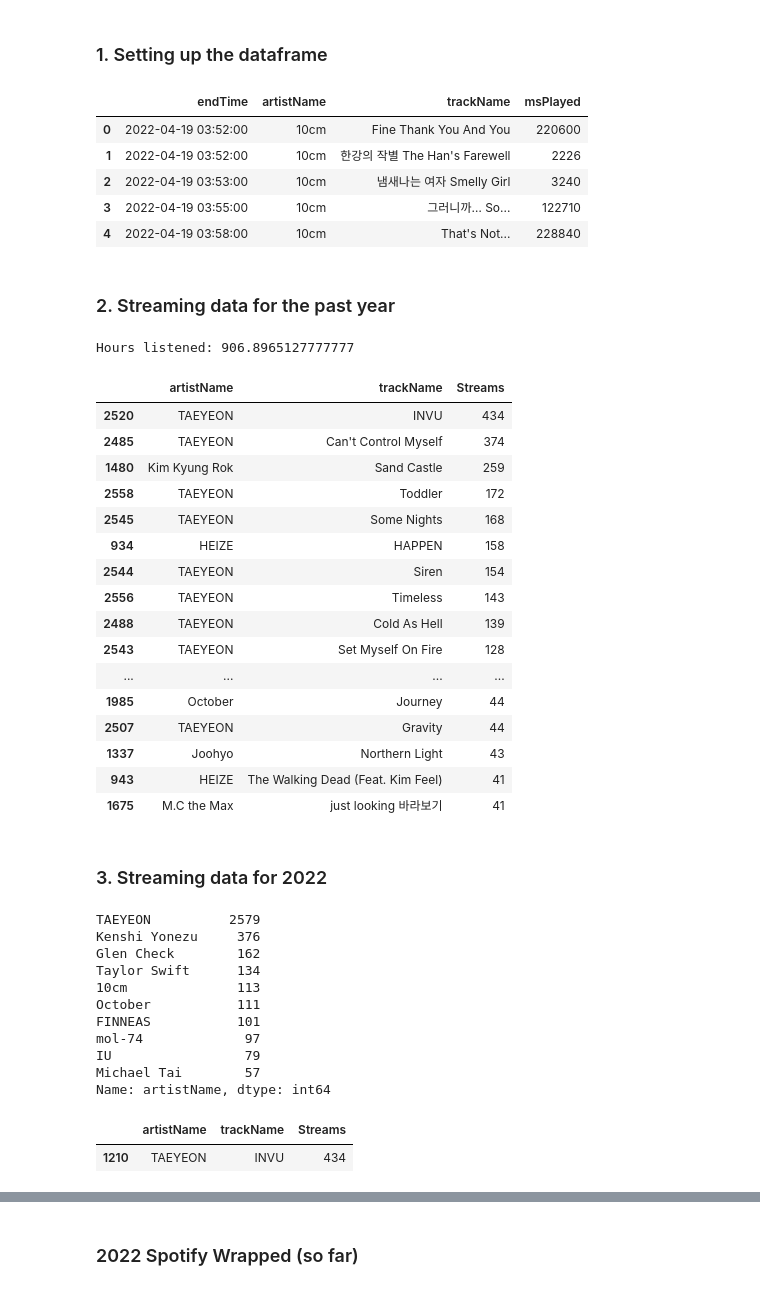
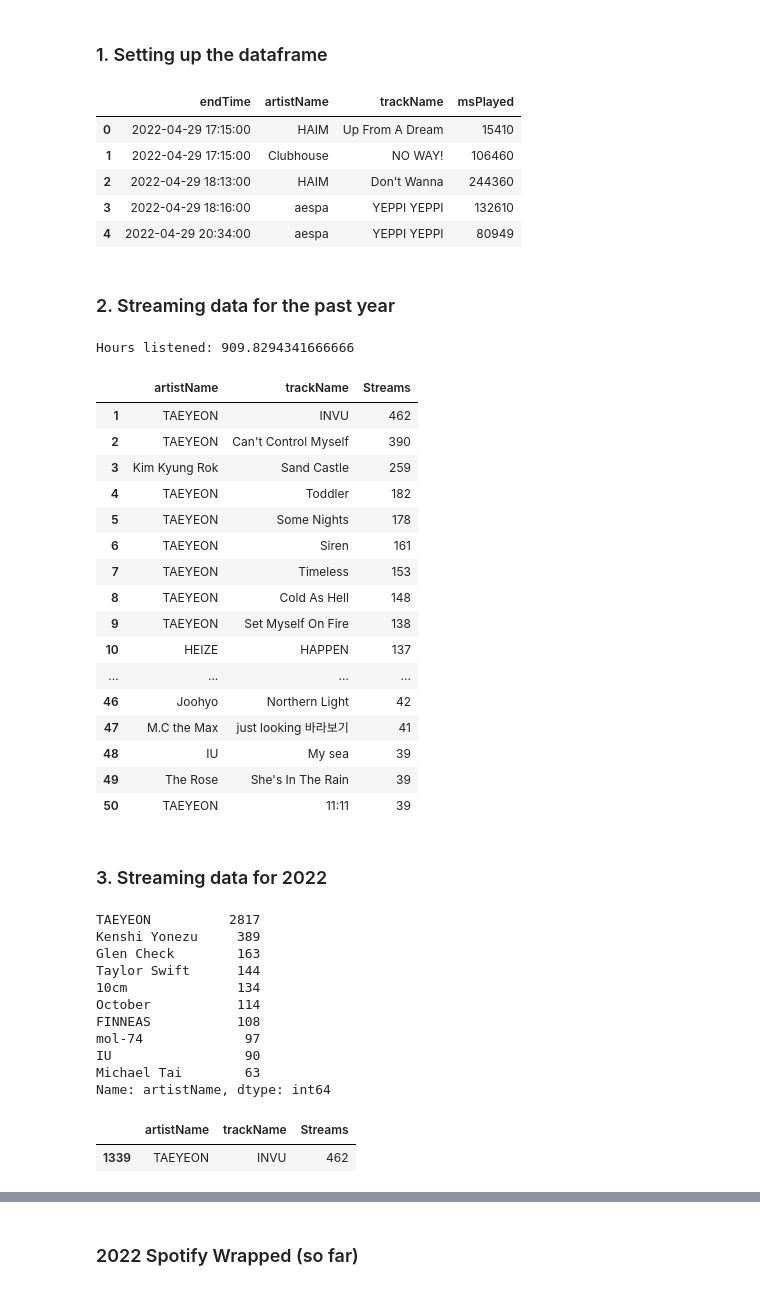
Before and after one commit to andygoh5/spotify-stats, a Jupyter notebook: spotify_stats.ipynb, the cells around one changed output, grey strips where cells are left out. Cells and saved outputs as stored; diff of their text form; code cells hidden in the pictures.

Commit message:
update index to match ranking

```diff
--- a/spotify_stats.ipynb
+++ b/spotify_stats.ipynb
@@ -11,7 +11,7 @@ pd.set_option('display.max_rows', None)
 
 # change direc_name to be the name of the folder that you downloaded from Spotify
 # it is usually "MyData"
-direc_name = "MyData/"
+direc_name = "MyData220527/"
 file_list = [direc_name + x for x in os.listdir(direc_name)
              if x.split('.')[0][:-1] == 'StreamingHistory']
 
@@ -24,11 +24,11 @@ df['endTime'] = pd.to_datetime(df['endTime'])
 df.head(5)
 # %% [output]
 |  | endTime | artistName | trackName | msPlayed |
-| 0 | 2022-04-19 03:52:00 | 10cm | Fine Thank You And You | 220600 |
-| 1 | 2022-04-19 03:52:00 | 10cm | 한강의 작별 The Han's Farewell | 2226 |
-| 2 | 2022-04-19 03:53:00 | 10cm | 냄새나는 여자 Smelly Girl | 3240 |
-| 3 | 2022-04-19 03:55:00 | 10cm | 그러니까… So... | 122710 |
-| 4 | 2022-04-19 03:58:00 | 10cm | That's Not... | 228840 |
+| 0 | 2022-04-29 17:15:00 | HAIM | Up From A Dream | 15410 |
+| 1 | 2022-04-29 17:15:00 | Clubhouse | NO WAY! | 106460 |
+| 2 | 2022-04-29 18:13:00 | HAIM | Don't Wanna | 244360 |
+| 3 | 2022-04-29 18:16:00 | aespa | YEPPI YEPPI | 132610 |
+| 4 | 2022-04-29 20:34:00 | aespa | YEPPI YEPPI | 80949 |
 # %% [markdown]
 ### 2. Streaming data for the past year
 # %%
@@ -37,31 +37,31 @@ valid_streams= df[df['msPlayed'] > 30000]
 total = valid_streams['msPlayed'].sum()
 print("Hours listened:", total / 1000.0 / 60.0 / 60.0)
 # %% [output]
-Hours listened: 906.8965127777777
+Hours listened: 909.8294341666666
 # %%
 # get individual stream counts for each track in the past year (entire dataset)
-stream_counts =valid_streams.groupby(['artistName','trackName']).size().reset_index(name='Streams').sort_values(by=['Streams'],ascending=False)
+stream_counts = valid_streams.groupby(['artistName','trackName']).size().reset_index(name='Streams').sort_values(by=['Streams'],ascending=False)
 path = str(Path().absolute())
 stream_counts.to_csv(path + '/entire_year.csv')
-stream_counts.head(50)
+stream_counts.set_index(np.arange(1, len(stream_counts)+1)).head(50)
 # %% [output]
 |  | artistName | trackName | Streams |
-| 2520 | TAEYEON | INVU | 434 |
-| 2485 | TAEYEON | Can't Control Myself | 374 |
-| 1480 | Kim Kyung Rok | Sand Castle | 259 |
-| 2558 | TAEYEON | Toddler | 172 |
-| 2545 | TAEYEON | Some Nights | 168 |
-| 934 | HEIZE | HAPPEN | 158 |
-| 2544 | TAEYEON | Siren | 154 |
-| 2556 | TAEYEON | Timeless | 143 |
-| 2488 | TAEYEON | Cold As Hell | 139 |
-| 2543 | TAEYEON | Set Myself On Fire | 128 |
+| 1 | TAEYEON | INVU | 462 |
+| 2 | TAEYEON | Can't Control Myself | 390 |
+| 3 | Kim Kyung Rok | Sand Castle | 259 |
+| 4 | TAEYEON | Toddler | 182 |
+| 5 | TAEYEON | Some Nights | 178 |
+| 6 | TAEYEON | Siren | 161 |
+| 7 | TAEYEON | Timeless | 153 |
+| 8 | TAEYEON | Cold As Hell | 148 |
+| 9 | TAEYEON | Set Myself On Fire | 138 |
+| 10 | HEIZE | HAPPEN | 137 |
 | ... | ... | ... | ... |
-| 1985 | October | Journey | 44 |
-| 2507 | TAEYEON | Gravity | 44 |
-| 1337 | Joohyo | Northern Light | 43 |
-| 943 | HEIZE | The Walking Dead (Feat. Kim Feel) | 41 |
-| 1675 | M.C the Max | just looking 바라보기 | 41 |
+| 46 | Joohyo | Northern Light | 42 |
+| 47 | M.C the Max | just looking 바라보기 | 41 |
+| 48 | IU | My sea | 39 |
+| 49 | The Rose | She's In The Rain | 39 |
+| 50 | TAEYEON | 11:11 | 39 |
 # %% [markdown]
 ### 3. Streaming data for 2022
 # %%
@@ -70,16 +70,16 @@ streams_2022 = valid_streams[valid_streams['endTime'] > '2022-01-01']
 artist_counts = streams_2022['artistName'].value_counts()
 artist_counts.head(10)
 # %% [output]
-TAEYEON          2579
-Kenshi Yonezu     376
-Glen Check        162
-Taylor Swift      134
-10cm              113
-October           111
-FINNEAS           101
+TAEYEON          2817
+Kenshi Yonezu     389
+Glen Check        163
+Taylor Swift      144
+10cm              134
+October           114
+FINNEAS           108
 mol-74             97
-IU                 79
-Michael Tai        57
+IU                 90
+Michael Tai        63
 Name: artistName, dtype: int64
 # %%
 # look at streams from 2022 instead of the past year:
@@ -96,7 +96,7 @@ song_stream_count = streams_2022_counts[streams_2022_counts['trackName'] == song
 song_stream_count.head(10)
 # %% [output]
 |  | artistName | trackName | Streams |
-| 1210 | TAEYEON | INVU | 434 |
+| 1339 | TAEYEON | INVU | 462 |
 # %%
 # search for a specific artist:
 artist_name = 'TAEYEON'
```
Also changed, not shown: parts of 2 cells of this notebook.
